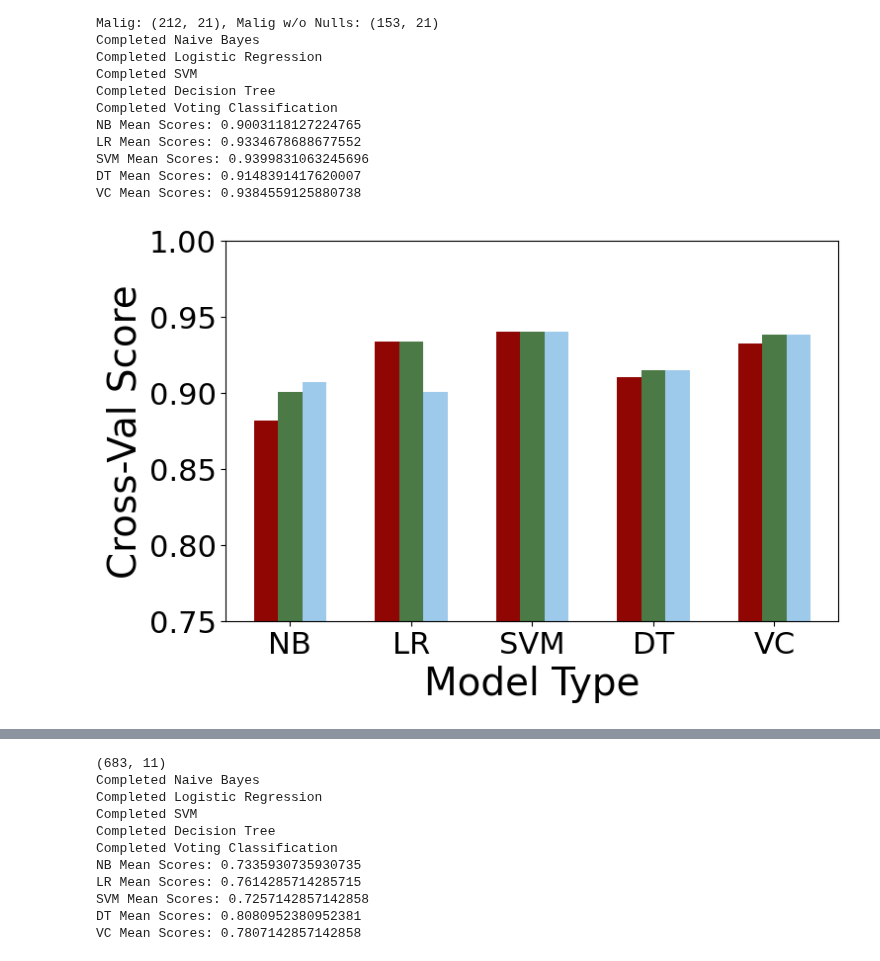
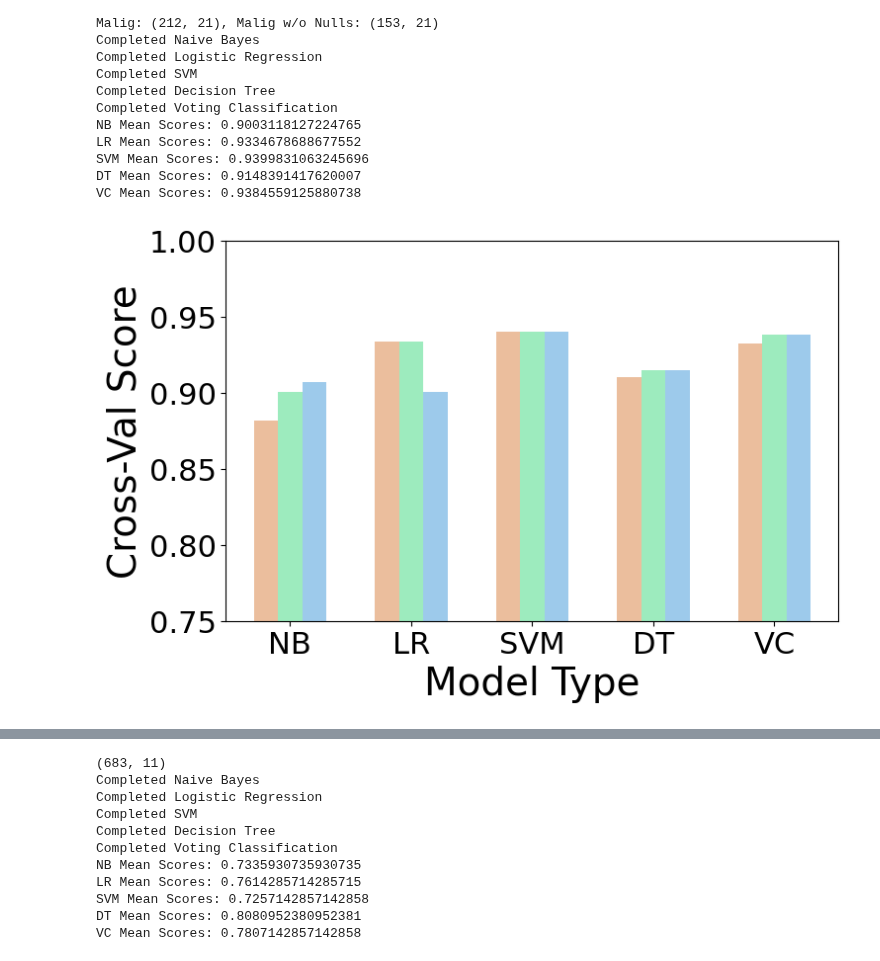
Before and after one commit to sprice134/MQP-2023, a Jupyter notebook: Code/Wole-Paper1/finalVersions/augmentationNullF1CrossVal.ipynb, the cells around one changed output, grey strips where cells are left out. Saved outputs shown, nothing was run; the diff lists cells and outputs as text; code cells hidden in the pictures.

```diff
--- a/Code/Wole-Paper1/finalVersions/augmentationNullF1CrossVal.ipynb
+++ b/Code/Wole-Paper1/finalVersions/augmentationNullF1CrossVal.ipynb
@@ -299,12 +354,14 @@ np.random.seed(42)
 df, cols = prepWBC()
 df, cols = removeAtRandom(df, cols, 0.33)
 
-print(df.shape)
 finalDataset = df.dropna()
+finalDataset.columns = cols
+finalDataset = finalDataset[cols[1:]]
 print(finalDataset.shape)
 
 for i in finalDataset:
     finalDataset[i] = finalDataset[i].astype(np.int)
+
 X = finalDataset[finalDataset.columns[:-1]]
 y = finalDataset[finalDataset.columns[-1]]
 
@@ -744,26 +837,27 @@ VC Mean Scores: 0.9384559125880738
 # %%
 X_vals = ['NB','LR','SVM', 'DT', 'VC']
 X_axis = np.arange(len(X_vals))
 
 wdbc_remove_stripped = [np.mean(removeNBWDBC_stripped), np.mean(removeLogWDBC_stripped), np.mean(removeSVMWDBC_stripped),
         np.mean(removeDTWDBC_stripped), np.mean(removeVoteWDBC_stripped)]
 wdbc_mean_stripped = [np.mean(meanNBWDBC_stripped), np.mean(meanLogWDBC_stripped), np.mean(meanSVMWDBC_stripped),
         np.mean(meanDTWDBC_stripped), np.mean(meanVoteWDBC_stripped)]
 wdbc_syn_stripped = [np.mean(synNBWDBC), np.mean(synLogWDBC), np.mean(synSVMWDBC_stripped),
         np.mean(synDTWDBC_stripped), np.mean(synVoteWDBC_stripped)]
 
 
-plt.bar(X_axis - 0.2, wdbc_remove_stripped, 0.2, label = 'Imbalanced Data', color='#900603')
-plt.bar(X_axis - 0.0, wdbc_mean_stripped, 0.2, label = 'Smote Data\n(From Imbalanced)', color='#4B7A47')
+
+plt.bar(X_axis - 0.2, wdbc_remove_stripped, 0.2, label = 'Imbalanced Data', color='#ebbe9d')
+plt.bar(X_axis - 0.0, wdbc_mean_stripped, 0.2, label = 'Smote Data\n(From Imbalanced)', color='#9debbe')
 plt.bar(X_axis + 0.2, wdbc_syn_stripped, 0.2, label = 'Synethic Data\n(From Imbalanced)', color='#9DCAEB')
 plt.xticks(X_axis, X_vals)
 plt.xlabel("Model Type")
 plt.ylabel("Cross-Val Score")
 plt.ylim(0.75,1)
 plt.rcParams["figure.figsize"] = (8, 5)
 plt.rcParams.update({'font.size': 28})
 plt.rc('xtick', labelsize=22)
 plt.rc('ytick', labelsize=22)
 plt.show()
 # %% [output]
-[figure, old version]
+[figure, new version]
```
Also changed, not shown: parts of 13 cells of this notebook, 18 other files.
